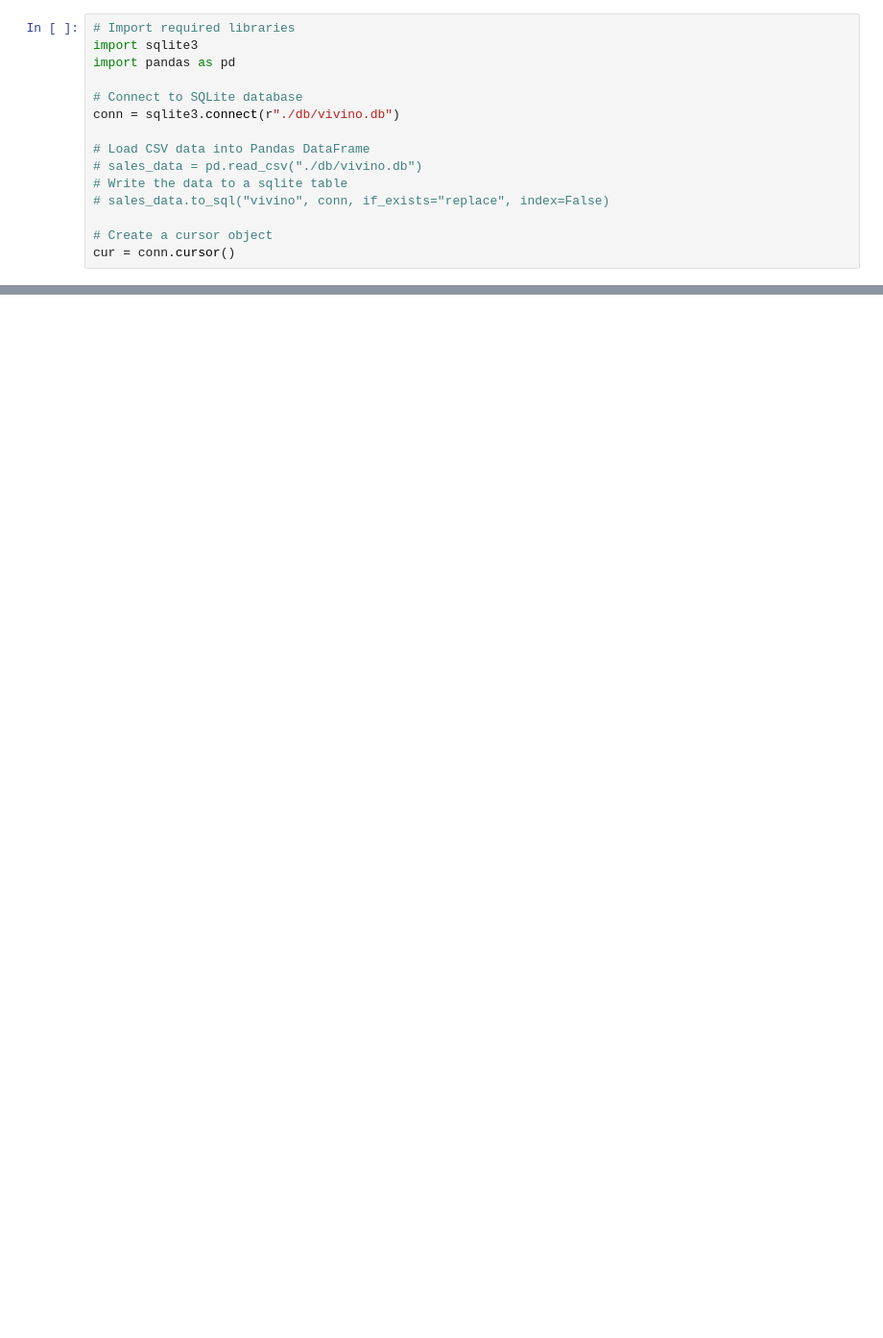
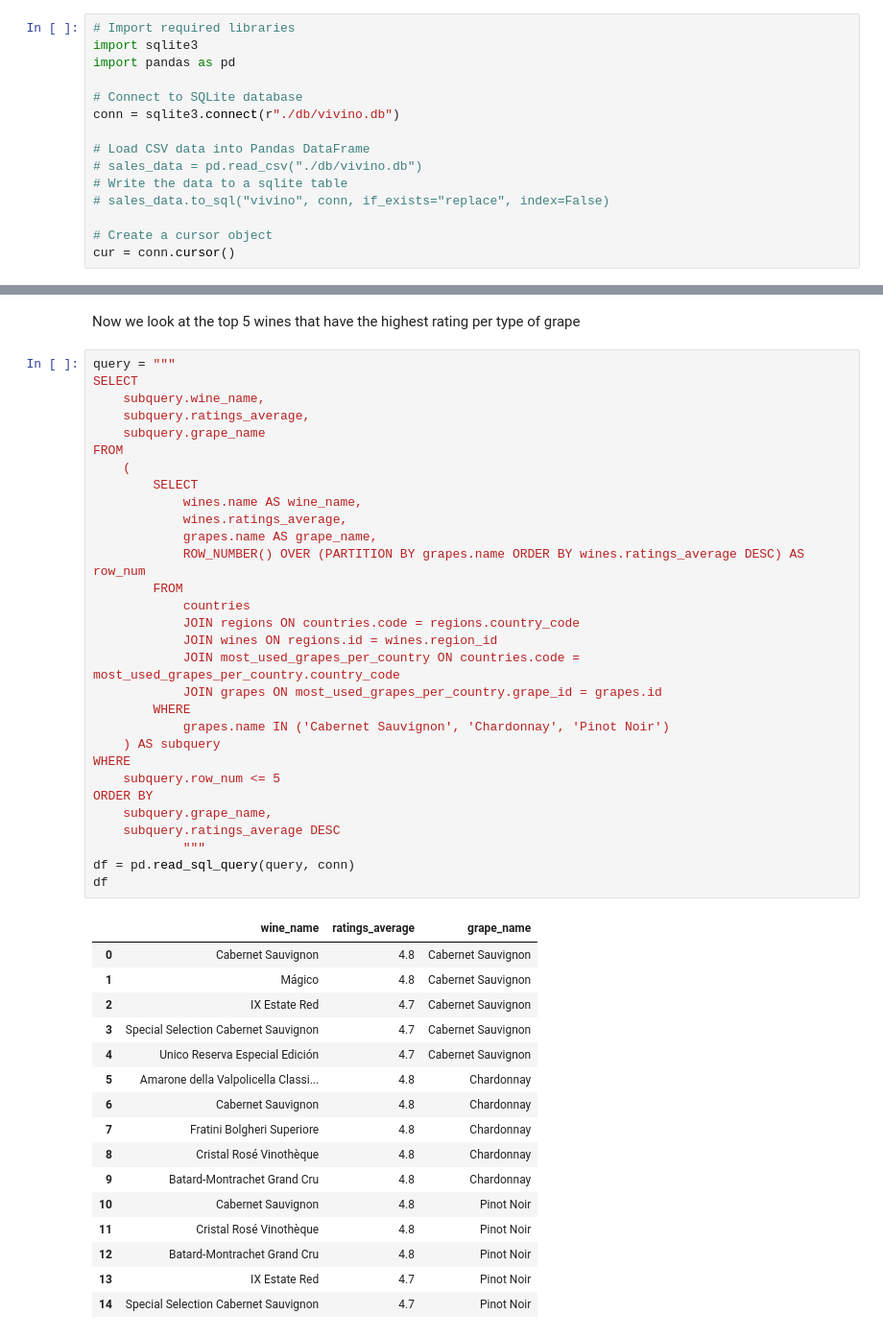
Before and after one commit to jduffy93/wine-market-analysis, a Jupyter notebook: wiwino_analysis.ipynb, the cells around one changed output, grey strips where cells are left out. Shown at 96% size. Saved outputs shown, nothing was run; the diff lists cells and outputs as text; blank space fills up the shorter version.

```diff
--- a/wiwino_analysis.ipynb
+++ b/wiwino_analysis.ipynb
@@ -43,0 +131,49 @@ sales_df.head()
+# %% [markdown]
+Now we look at the top 5 wines that have the highest rating per type of grape
+# %%
+query = """
+SELECT
+    subquery.wine_name,
+    subquery.ratings_average,
+    subquery.grape_name
+FROM
+    (
+        SELECT
+            wines.name AS wine_name,
+            wines.ratings_average,
+            grapes.name AS grape_name,
+            ROW_NUMBER() OVER (PARTITION BY grapes.name ORDER BY wines.ratings_average DESC) AS row_num
+        FROM
+            countries
+            JOIN regions ON countries.code = regions.country_code
+            JOIN wines ON regions.id = wines.region_id
+            JOIN most_used_grapes_per_country ON countries.code = most_used_grapes_per_country.country_code
+            JOIN grapes ON most_used_grapes_per_country.grape_id = grapes.id
+        WHERE
+            grapes.name IN ('Cabernet Sauvignon', 'Chardonnay', 'Pinot Noir')
+    ) AS subquery
+WHERE
+    subquery.row_num <= 5
+ORDER BY
+    subquery.grape_name,
+    subquery.ratings_average DESC
+            """
+df = pd.read_sql_query(query, conn)
+df
+# %% [output]
+|  | wine_name | ratings_average | grape_name |
+| 0 | Cabernet Sauvignon | 4.8 | Cabernet Sauvignon |
+| 1 | Mágico | 4.8 | Cabernet Sauvignon |
+| 2 | IX Estate Red | 4.7 | Cabernet Sauvignon |
+| 3 | Special Selection Cabernet Sauvignon | 4.7 | Cabernet Sauvignon |
+| 4 | Unico Reserva Especial Edición | 4.7 | Cabernet Sauvignon |
+| 5 | Amarone della Valpolicella Classi... | 4.8 | Chardonnay |
+| 6 | Cabernet Sauvignon | 4.8 | Chardonnay |
+| 7 | Fratini Bolgheri Superiore | 4.8 | Chardonnay |
+| 8 | Cristal Rosé Vinothèque | 4.8 | Chardonnay |
+| 9 | Batard-Montrachet Grand Cru | 4.8 | Chardonnay |
+| 10 | Cabernet Sauvignon | 4.8 | Pinot Noir |
+| 11 | Cristal Rosé Vinothèque | 4.8 | Pinot Noir |
+| 12 | Batard-Montrachet Grand Cru | 4.8 | Pinot Noir |
+| 13 | IX Estate Red | 4.7 | Pinot Noir |
+| 14 | Special Selection Cabernet Sauvignon | 4.7 | Pinot Noir |
```
Also changed, not shown: parts of 15 cells of this notebook, 1 other file.
